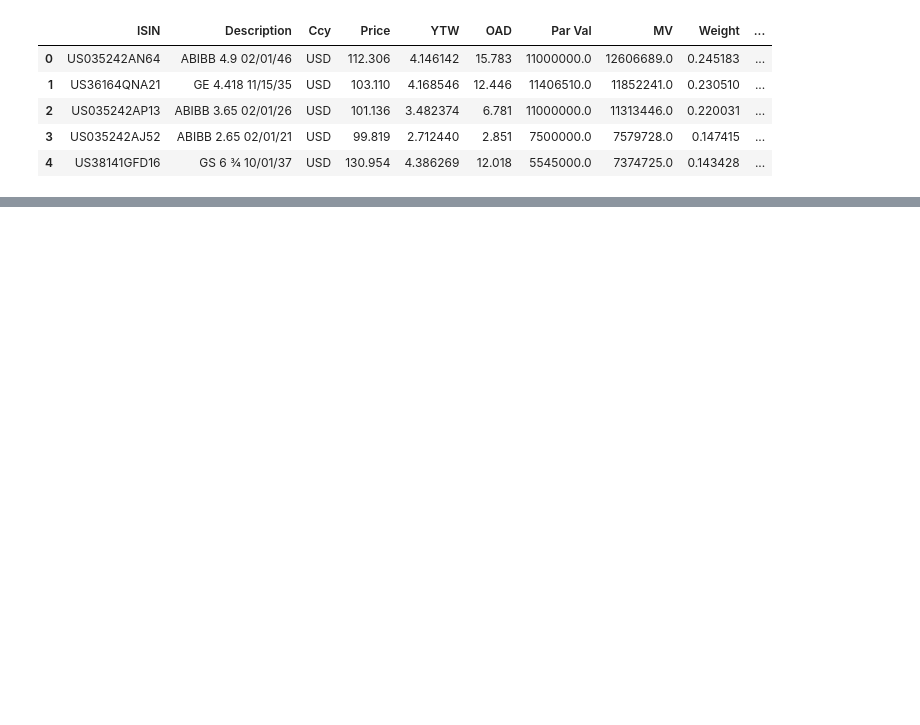
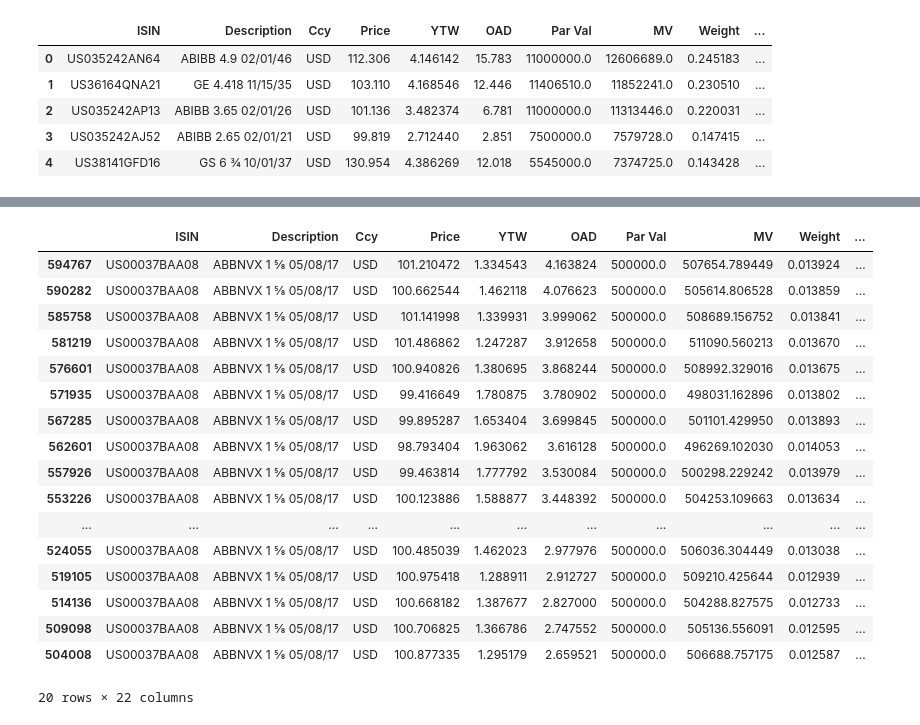
Before and after one commit to Alvaro-Olivie/TFG, a Jupyter notebook: TFG.ipynb, the cells around one changed output, grey strips where cells are left out. Drawn from its saved outputs; the diff is of its cells as text; code cells hidden in the pictures; blank space fills up the shorter version.

```diff
--- a/TFG.ipynb
+++ b/TFG.ipynb
@@ -136,0 +130,29 @@ AttributeError: 'LinearRegression' object has no attribute 'feature_importances_
+# %%
+# Using the price, for each ISIN, calculate the return using the formula: (Price(t) - Price(t-1)) / Price(t-1)
+# First, sort the data by ISIN and Date
+data = data.sort_values(['ISIN', 'Date'])
+data['R1M'] = data.groupby('ISIN')['Price'].pct_change()
+data['R3M'] = data.groupby('ISIN')['Price'].pct_change(3)
+data['R6M'] = data.groupby('ISIN')['Price'].pct_change(6)
+data['R12M'] = data.groupby('ISIN')['Price'].pct_change(12)
+# %%
+data.head(20)
+# %% [output]
+|  | ISIN | Description | Ccy | Price | YTW | OAD | Par Val | MV | Weight | ... |
+| 594767 | US00037BAA08 | ABBNVX 1 ⅝ 05/08/17 | USD | 101.210472 | 1.334543 | 4.163824 | 500000.0 | 507654.789449 | 0.013924 | ... |
+| 590282 | US00037BAA08 | ABBNVX 1 ⅝ 05/08/17 | USD | 100.662544 | 1.462118 | 4.076623 | 500000.0 | 505614.806528 | 0.013859 | ... |
+| 585758 | US00037BAA08 | ABBNVX 1 ⅝ 05/08/17 | USD | 101.141998 | 1.339931 | 3.999062 | 500000.0 | 508689.156752 | 0.013841 | ... |
+| 581219 | US00037BAA08 | ABBNVX 1 ⅝ 05/08/17 | USD | 101.486862 | 1.247287 | 3.912658 | 500000.0 | 511090.560213 | 0.013670 | ... |
+| 576601 | US00037BAA08 | ABBNVX 1 ⅝ 05/08/17 | USD | 100.940826 | 1.380695 | 3.868244 | 500000.0 | 508992.329016 | 0.013675 | ... |
+| 571935 | US00037BAA08 | ABBNVX 1 ⅝ 05/08/17 | USD | 99.416649 | 1.780875 | 3.780902 | 500000.0 | 498031.162896 | 0.013802 | ... |
+| 567285 | US00037BAA08 | ABBNVX 1 ⅝ 05/08/17 | USD | 99.895287 | 1.653404 | 3.699845 | 500000.0 | 501101.429950 | 0.013893 | ... |
+| 562601 | US00037BAA08 | ABBNVX 1 ⅝ 05/08/17 | USD | 98.793404 | 1.963062 | 3.616128 | 500000.0 | 496269.102030 | 0.014053 | ... |
+| 557926 | US00037BAA08 | ABBNVX 1 ⅝ 05/08/17 | USD | 99.463814 | 1.777792 | 3.530084 | 500000.0 | 500298.229242 | 0.013979 | ... |
+| 553226 | US00037BAA08 | ABBNVX 1 ⅝ 05/08/17 | USD | 100.123886 | 1.588877 | 3.448392 | 500000.0 | 504253.109663 | 0.013634 | ... |
+| ... | ... | ... | ... | ... | ... | ... | ... | ... | ... | ... |
+| 524055 | US00037BAA08 | ABBNVX 1 ⅝ 05/08/17 | USD | 100.485039 | 1.462023 | 2.977976 | 500000.0 | 506036.304449 | 0.013038 | ... |
+| 519105 | US00037BAA08 | ABBNVX 1 ⅝ 05/08/17 | USD | 100.975418 | 1.288911 | 2.912727 | 500000.0 | 509210.425644 | 0.012939 | ... |
+| 514136 | US00037BAA08 | ABBNVX 1 ⅝ 05/08/17 | USD | 100.668182 | 1.387677 | 2.827000 | 500000.0 | 504288.827575 | 0.012733 | ... |
+| 509098 | US00037BAA08 | ABBNVX 1 ⅝ 05/08/17 | USD | 100.706825 | 1.366786 | 2.747552 | 500000.0 | 505136.556091 | 0.012595 | ... |
+| 504008 | US00037BAA08 | ABBNVX 1 ⅝ 05/08/17 | USD | 100.877335 | 1.295179 | 2.659521 | 500000.0 | 506688.757175 | 0.012587 | ... |
+20 rows × 22 columns
```
Also changed, not shown: parts of 9 cells of this notebook, 2 other files.
